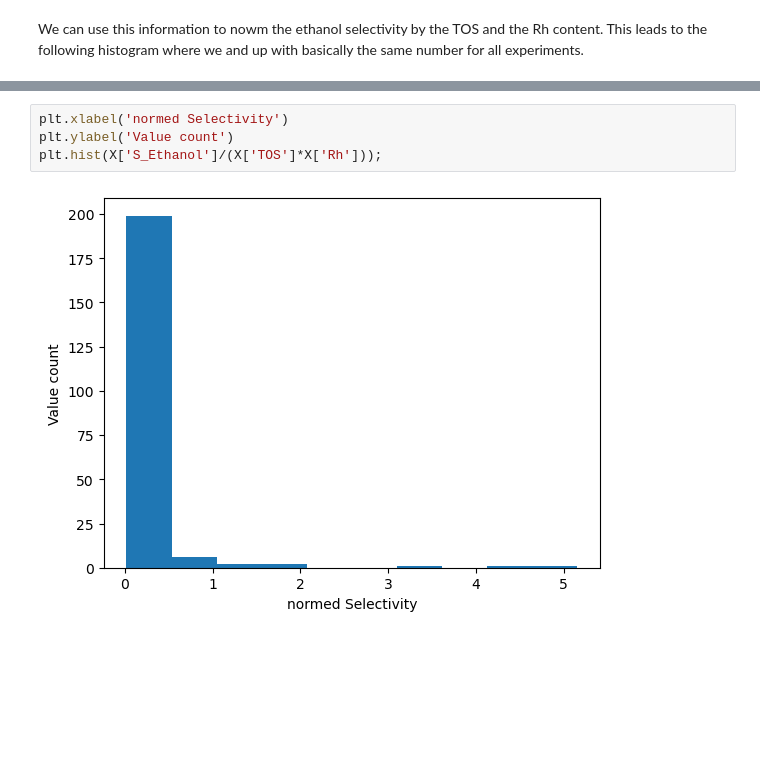
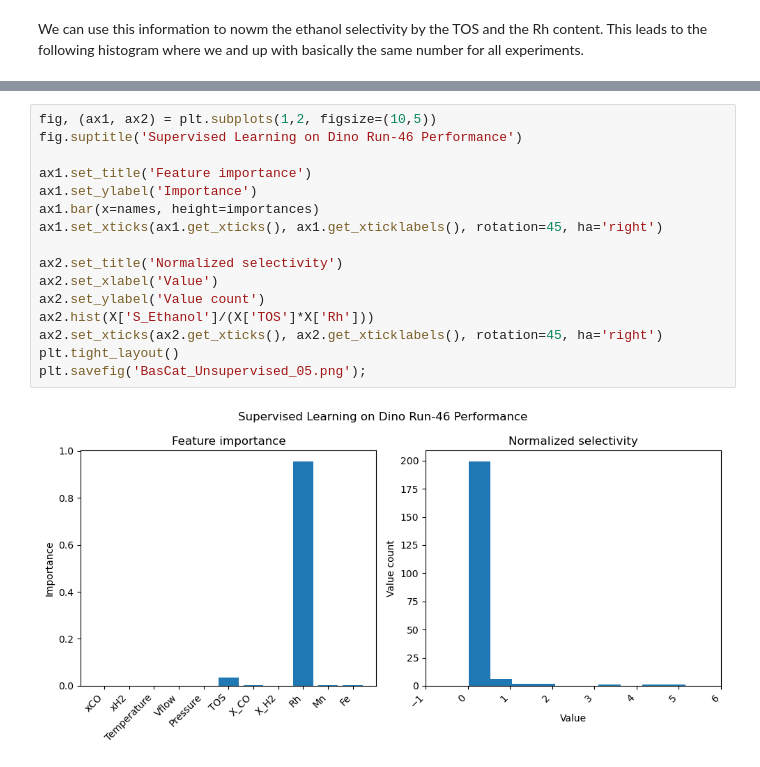
Before and after one commit to nfdi4cat/NFDI4Cat_AITools_DinoRun, a Jupyter notebook: BasCat_DataInspection.ipynb, the cells around one changed output, grey strips where cells are left out. Drawn from its saved outputs; the diff is of its cells as text; blank space fills up the shorter version.

Commit message:
Checked normalization and added resulting graph

```diff
--- a/BasCat_DataInspection.ipynb
+++ b/BasCat_DataInspection.ipynb
@@ -348,6 +371,18 @@ We can use this information to nowm the ethanol selectivity by the TOS and the R
 # %%
-plt.xlabel('normed Selectivity')
-plt.ylabel('Value count')
-plt.hist(X['S_Ethanol']/(X['TOS']*X['Rh']));
+fig, (ax1, ax2) = plt.subplots(1,2, figsize=(10,5))
+fig.suptitle('Supervised Learning on Dino Run-46 Performance')
+
+ax1.set_title('Feature importance')
+ax1.set_ylabel('Importance')
+ax1.bar(x=names, height=importances)
+ax1.set_xticks(ax1.get_xticks(), ax1.get_xticklabels(), rotation=45, ha='right')
+
+ax2.set_title('Normalized selectivity')
+ax2.set_xlabel('Value')
+ax2.set_ylabel('Value count')
+ax2.hist(X['S_Ethanol']/(X['TOS']*X['Rh']))
+ax2.set_xticks(ax2.get_xticks(), ax2.get_xticklabels(), rotation=45, ha='right')
+plt.tight_layout()
+plt.savefig('BasCat_Unsupervised_05.png');
 # %% [output]
-[figure, old version]
+[figure, new version]
```
Also changed, not shown: parts of 8 cells of this notebook.
